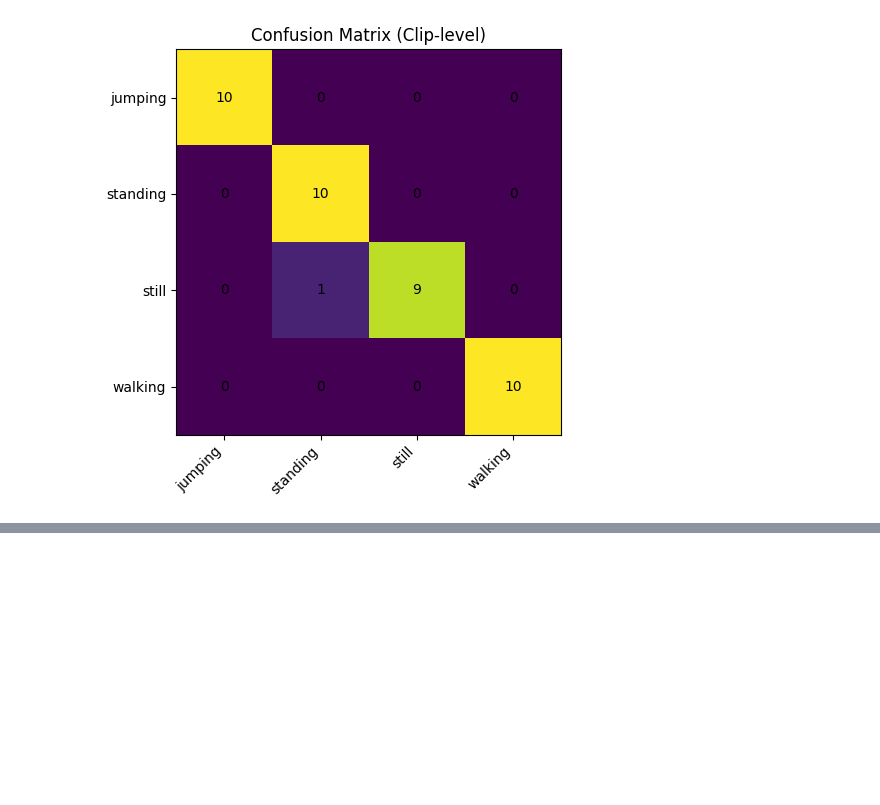
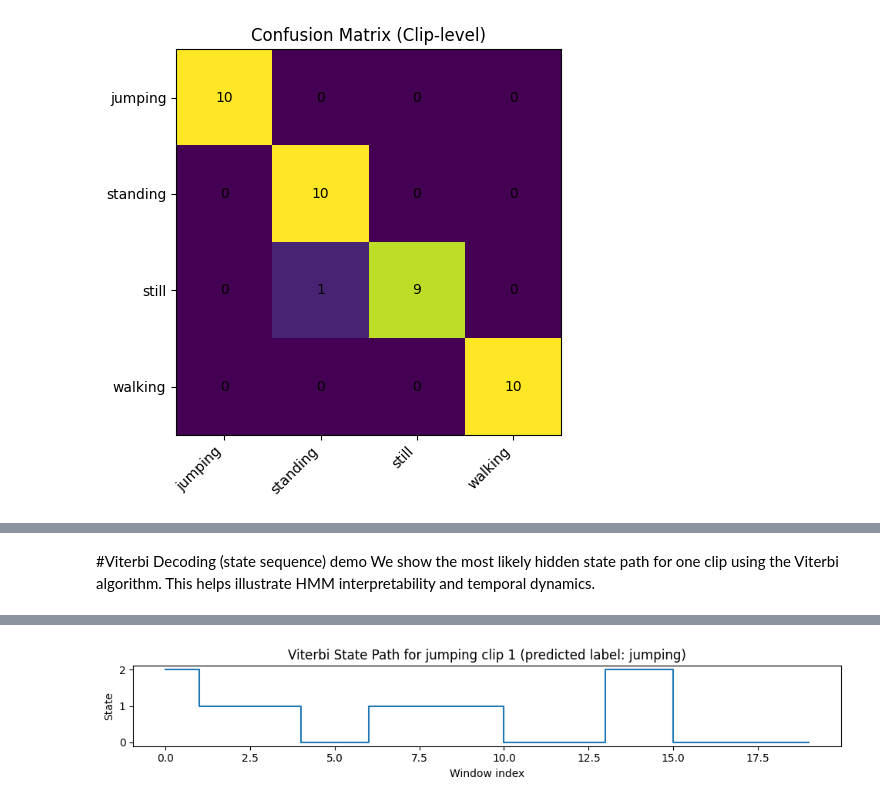
Before and after one commit to l-isaro/Formative-2---Hidden-Markov-Models, a Jupyter notebook: Notebook.ipynb, the cells around one changed output, grey strips where cells are left out. Saved outputs shown, nothing was run; the diff lists cells and outputs as text; code cells hidden in the pictures; blank space fills up the shorter version.

```diff
--- a/Notebook.ipynb
+++ b/Notebook.ipynb
@@ -518,0 +635,22 @@ plt.show()
+# %% [markdown]
+#Viterbi Decoding (state sequence) demo
+We show the most likely hidden state path for one clip using the Viterbi algorithm. This helps illustrate HMM interpretability and temporal dynamics.
+# %%
+# Choose a demo clip
+demo_act, demo_clip = activities[0], clips_per_activity[activities[0]][0]
+# Train models without the demo clip
+train_df_demo = features[~((features.activity==demo_act) & (features.clip_id==demo_clip))]
+models_demo = train_hmms(train_df_demo)
+
+X_demo = seq_index[(demo_act, demo_clip)]
+best_label = max(models_demo, key=lambda lab: models_demo[lab].score(X_demo))
+best_model = models_demo[best_label]
+
+# Viterbi decode
+states = best_model.predict(X_demo)
+plt.figure(figsize=(10,2))
+plt.plot(states, drawstyle="steps-pre")
+plt.title(f"Viterbi State Path for {demo_act} clip {demo_clip} (predicted label: {best_label})")
+plt.xlabel("Window index"); plt.ylabel("State")
+plt.tight_layout(); plt.show()
+# %% [output]
@@ -518,0 +661 @@ plt.show()
+[figure, added]
```
Also changed, not shown: parts of 9 cells of this notebook.
